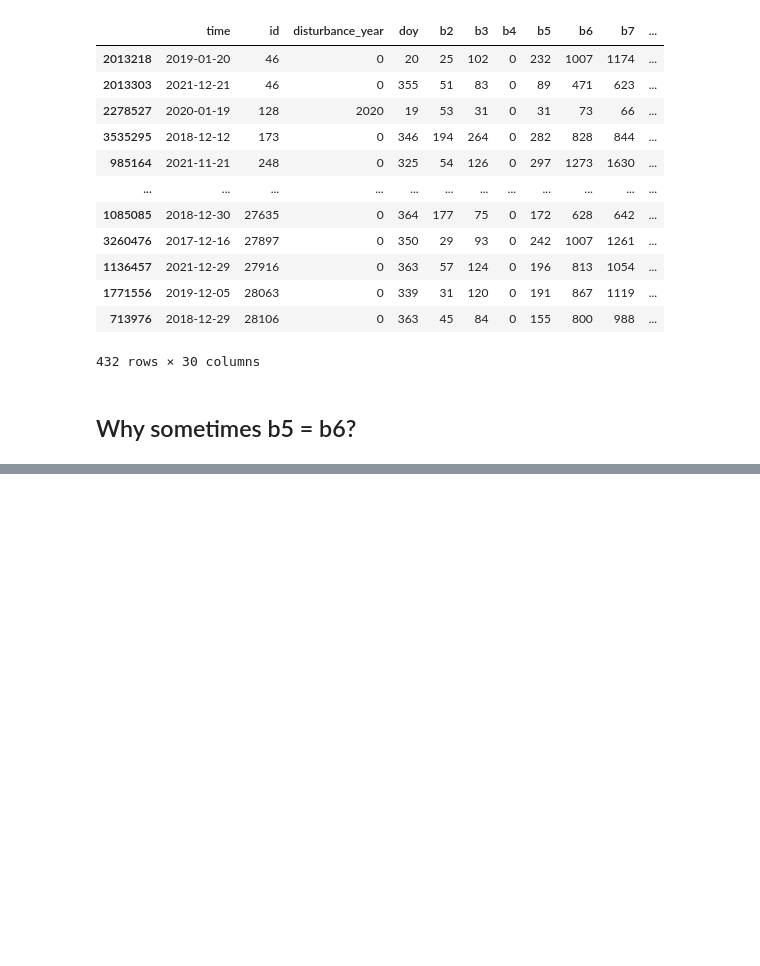
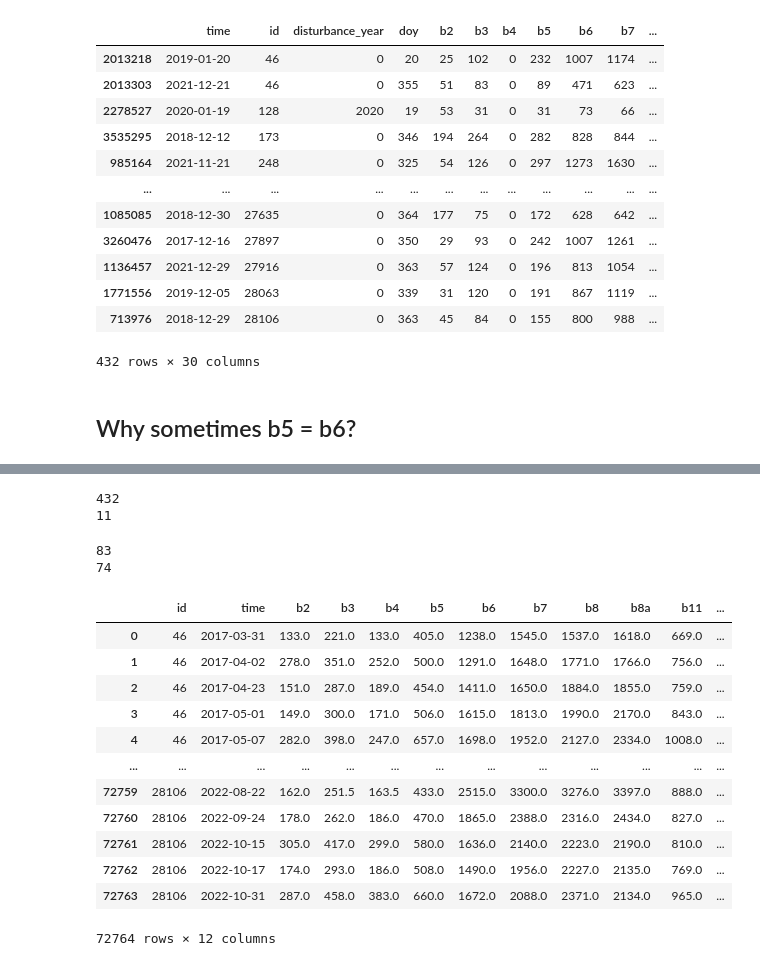
Before and after one commit to RafaelRiesle/tree_classification, a Jupyter notebook: notebooks/evelin/analysis_spectral_bands.ipynb, the cells around one changed output, grey strips where cells are left out. Drawn from its saved outputs; the diff is of its cells as text; code cells hidden in the pictures; blank space fills up the shorter version.

```diff
--- a/notebooks/evelin/analysis_spectral_bands.ipynb
+++ b/notebooks/evelin/analysis_spectral_bands.ipynb
@@ -87,0 +146,3 @@ plt.show()
+# %%
+df_clean = dataloader.load_transform("../../data/df_sample_cleaned.csv")
+df_clean_new = df_clean.merge(df_sub_cols, on=["id", "time"], how="left")
@@ -87,0 +200,28 @@ plt.show()
+# %%
+print(len(df_sample[ (df_sample["b4"] == 0)]))
+print(len(df_clean[ (df_clean["b4"] == 0)] ))
+# %% [output]
+432
+11
+# %%
+print(len(df_sample[ (df_sample["b5"] == df_sample["b6"])]))
+print(len(df_clean[ (df_clean["b5"] == df_clean["b6"])] ))
+# %% [output]
+83
+74
+# %%
+df_clean
+# %% [output]
+|  | id | time | b2 | b3 | b4 | b5 | b6 | b7 | b8 | b8a | b11 | ... |
+| 0 | 46 | 2017-03-31 | 133.0 | 221.0 | 133.0 | 405.0 | 1238.0 | 1545.0 | 1537.0 | 1618.0 | 669.0 | ... |
+| 1 | 46 | 2017-04-02 | 278.0 | 351.0 | 252.0 | 500.0 | 1291.0 | 1648.0 | 1771.0 | 1766.0 | 756.0 | ... |
+| 2 | 46 | 2017-04-23 | 151.0 | 287.0 | 189.0 | 454.0 | 1411.0 | 1650.0 | 1884.0 | 1855.0 | 759.0 | ... |
+| 3 | 46 | 2017-05-01 | 149.0 | 300.0 | 171.0 | 506.0 | 1615.0 | 1813.0 | 1990.0 | 2170.0 | 843.0 | ... |
+| 4 | 46 | 2017-05-07 | 282.0 | 398.0 | 247.0 | 657.0 | 1698.0 | 1952.0 | 2127.0 | 2334.0 | 1008.0 | ... |
+| ... | ... | ... | ... | ... | ... | ... | ... | ... | ... | ... | ... | ... |
+| 72759 | 28106 | 2022-08-22 | 162.0 | 251.5 | 163.5 | 433.0 | 2515.0 | 3300.0 | 3276.0 | 3397.0 | 888.0 | ... |
+| 72760 | 28106 | 2022-09-24 | 178.0 | 262.0 | 186.0 | 470.0 | 1865.0 | 2388.0 | 2316.0 | 2434.0 | 827.0 | ... |
+| 72761 | 28106 | 2022-10-15 | 305.0 | 417.0 | 299.0 | 580.0 | 1636.0 | 2140.0 | 2223.0 | 2190.0 | 810.0 | ... |
+| 72762 | 28106 | 2022-10-17 | 174.0 | 293.0 | 186.0 | 508.0 | 1490.0 | 1956.0 | 2227.0 | 2135.0 | 769.0 | ... |
+| 72763 | 28106 | 2022-10-31 | 287.0 | 458.0 | 383.0 | 660.0 | 1672.0 | 2088.0 | 2371.0 | 2134.0 | 965.0 | ... |
+72764 rows × 12 columns
```
Also changed, not shown: parts of 23 cells of this notebook, 1 other file.
